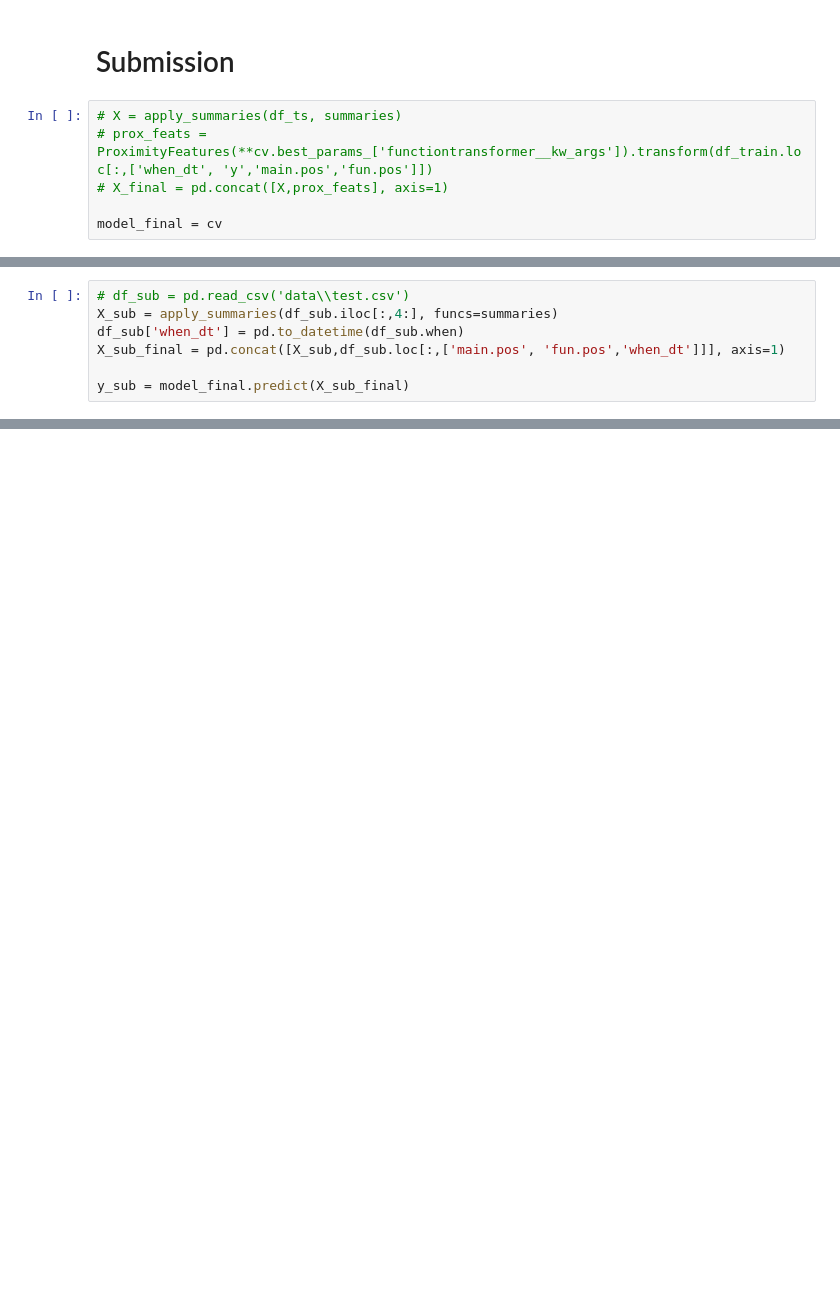
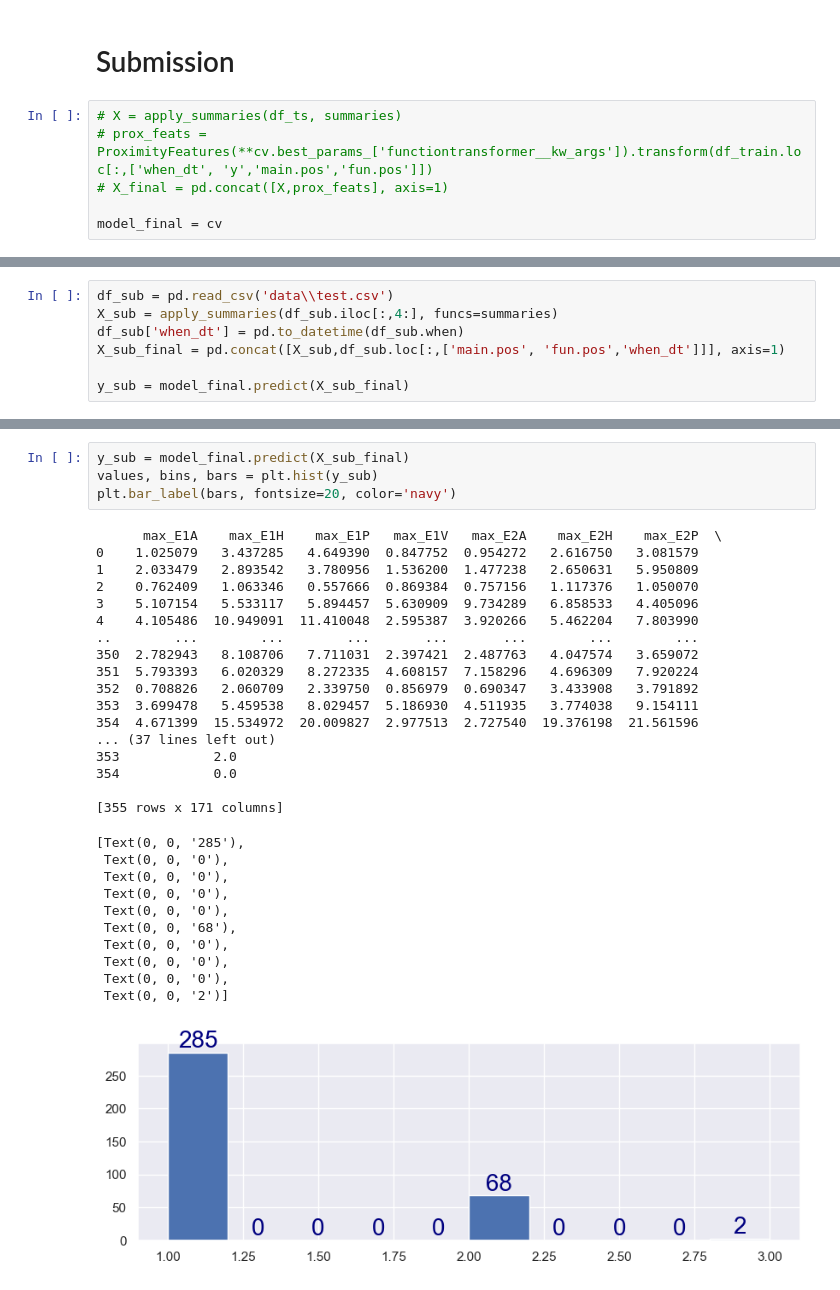
Before and after one commit to MattiaCastaldo/Hackaton_2023_G17, a Jupyter notebook: vicinity.ipynb, the cells around one changed output, grey strips where cells are left out. Drawn from its saved outputs; the diff is of its cells as text; blank space fills up the shorter version.

```diff
--- a/vicinity.ipynb
+++ b/vicinity.ipynb
@@ -465,5 +413,5 @@ df_sub
 # %%
-# df_sub = pd.read_csv('data\\test.csv')
+df_sub = pd.read_csv('data\\test.csv')
 X_sub = apply_summaries(df_sub.iloc[:,4:], funcs=summaries)
 df_sub['when_dt'] = pd.to_datetime(df_sub.when)
 X_sub_final = pd.concat([X_sub,df_sub.loc[:,['main.pos', 'fun.pos','when_dt']]], axis=1)
@@ -487,5 +435,38 @@ y_sub = model_final.predict(X_sub_final)
 354            0.0
 
 [355 rows x 171 columns]
+# %%
+y_sub = model_final.predict(X_sub_final)
+values, bins, bars = plt.hist(y_sub)
+plt.bar_label(bars, fontsize=20, color='navy')
+# %% [output]
+      max_E1A    max_E1H    max_E1P   max_E1V   max_E2A    max_E2H    max_E2P  \
+0    1.025079   3.437285   4.649390  0.847752  0.954272   2.616750   3.081579
+1    2.033479   2.893542   3.780956  1.536200  1.477238   2.650631   5.950809
+2    0.762409   1.063346   0.557666  0.869384  0.757156   1.117376   1.050070
+3    5.107154   5.533117   5.894457  5.630909  9.734289   6.858533   4.405096
+4    4.105486  10.949091  11.410048  2.595387  3.920266   5.462204   7.803990
+..        ...        ...        ...       ...       ...        ...        ...
+350  2.782943   8.108706   7.711031  2.397421  2.487763   4.047574   3.659072
+351  5.793393   6.020329   8.272335  4.608157  7.158296   4.696309   7.920224
+352  0.708826   2.060709   2.339750  0.856979  0.690347   3.433908   3.791892
+353  3.699478   5.459538   8.029457  5.186930  4.511935   3.774038   9.154111
+354  4.671399  15.534972  20.009827  2.977513  2.727540  19.376198  21.561596
+... (37 lines left out)
+353            2.0
+354            0.0
+
+[355 rows x 171 columns]
+[Text(0, 0, '285'),
+ Text(0, 0, '0'),
+ Text(0, 0, '0'),
+ Text(0, 0, '0'),
+ Text(0, 0, '0'),
+ Text(0, 0, '68'),
+ Text(0, 0, '0'),
+ Text(0, 0, '0'),
+ Text(0, 0, '0'),
+ Text(0, 0, '2')]
+[figure, added]
 # %%
 from datetime import datetime
```
Also changed, not shown: parts of 10 cells of this notebook.
